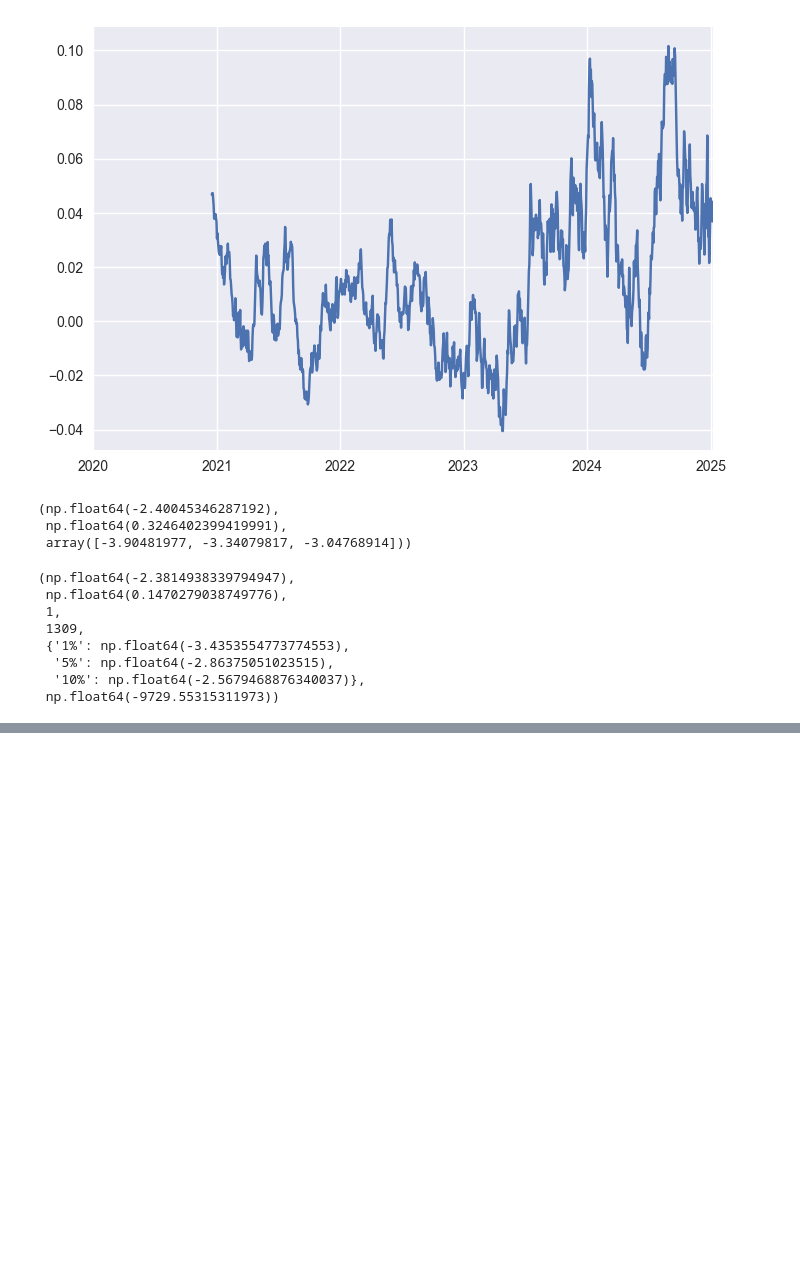
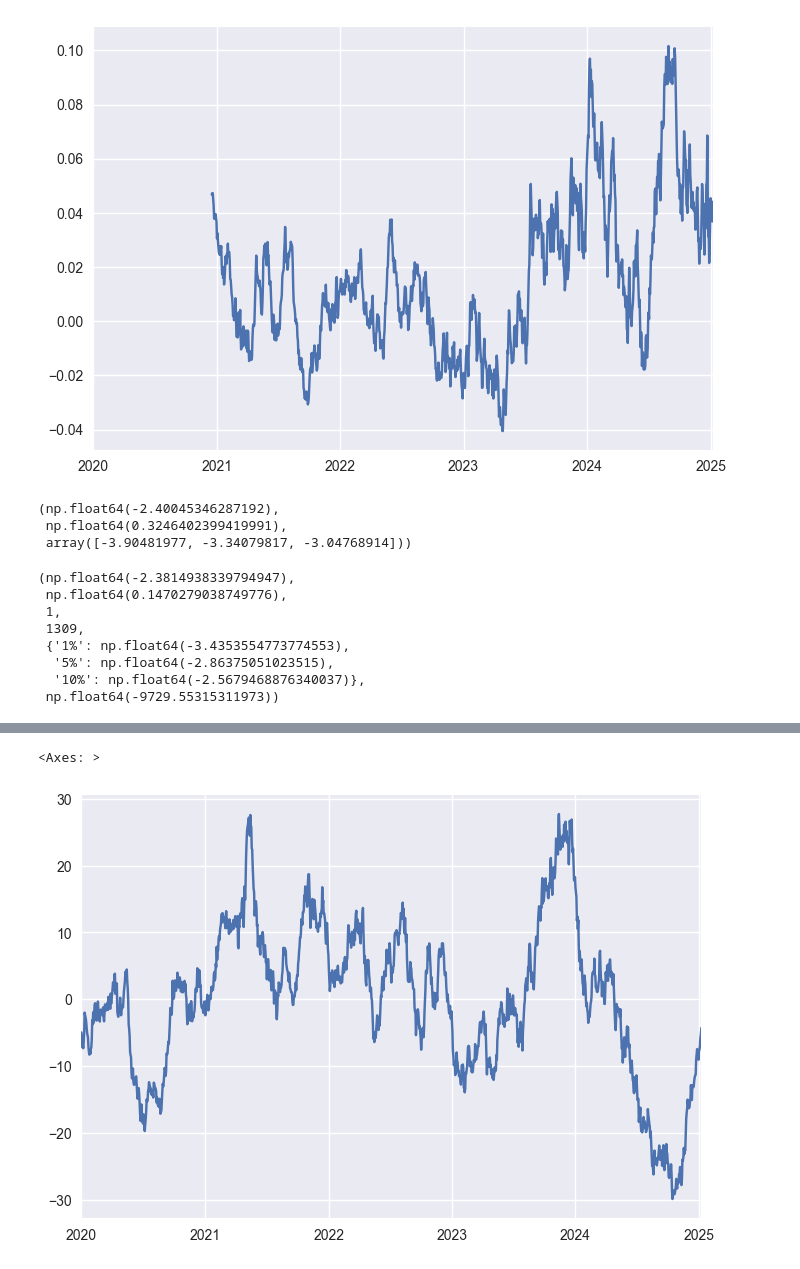
Before and after one commit to wqwphoon/stat_arb, a Jupyter notebook: notebooks/scraps.ipynb, the cells around one changed output, grey strips where cells are left out. Saved outputs shown, nothing was run; the diff lists cells and outputs as text; code cells hidden in the pictures; blank space fills up the shorter version.

```diff
--- a/notebooks/scraps.ipynb
+++ b/notebooks/scraps.ipynb
@@ -124,0 +126,7 @@ ts = model.get_data()["^SPX"]
+# %%
+model.get_data()
+
+model.get_residual().plot()
+# %% [output]
+<Axes: >
+[figure, added]
```
Also changed, not shown: parts of 3 cells of this notebook, 10 other files.
